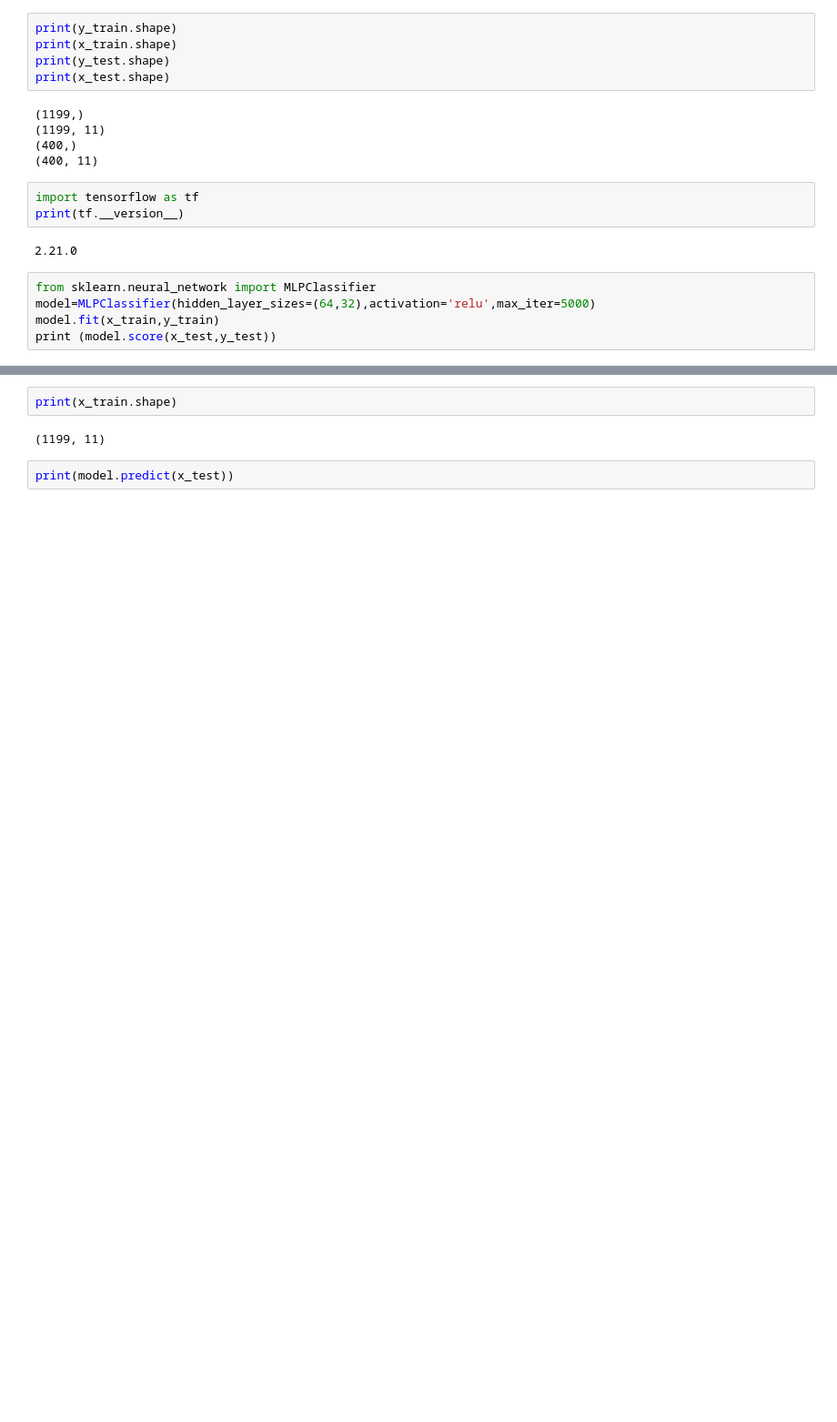
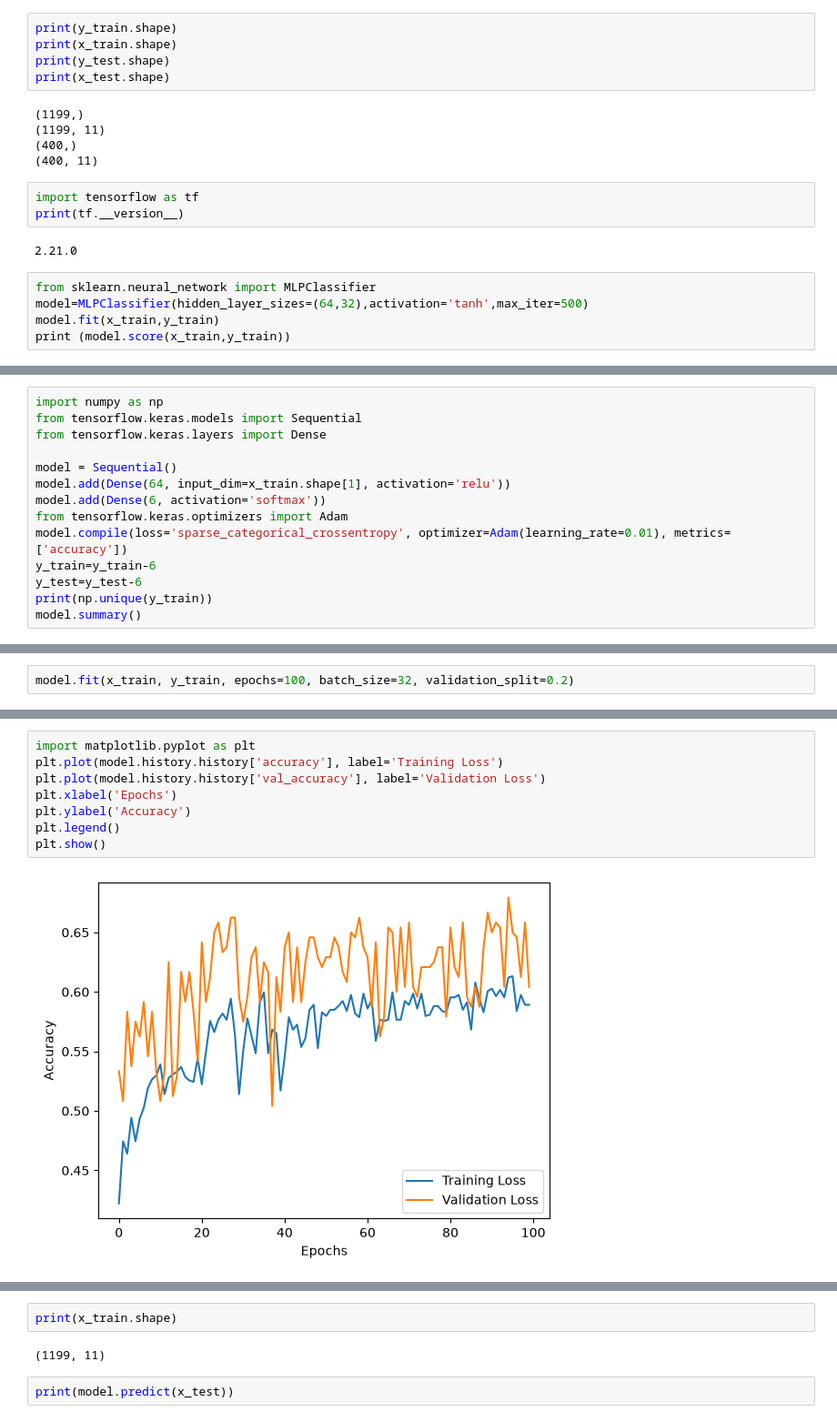
Before and after one commit to aafreen129/Aiml-training, a Jupyter notebook: test4.ipynb, the cells around one changed output, grey strips where cells are left out. Shown at 91% size. Saved outputs shown, nothing was run; the diff lists cells and outputs as text; blank space fills up the shorter version.

```diff
--- a/test4.ipynb
+++ b/test4.ipynb
@@ -50,7 +50,7 @@ print(tf.__version__)
 2.21.0
 # %%
 from sklearn.neural_network import MLPClassifier
-model=MLPClassifier(hidden_layer_sizes=(64,32),activation='relu',max_iter=5000)
+model=MLPClassifier(hidden_layer_sizes=(64,32),activation='tanh',max_iter=500)
 model.fit(x_train,y_train)
-print (model.score(x_test,y_test))
+print (model.score(x_train,y_train))
 # %% [output]
@@ -57,0 +58,14 @@ print (model.score(x_test,y_test))
+# %%
+import numpy as np
+from tensorflow.keras.models import Sequential
+from tensorflow.keras.layers import Dense
+
+model = Sequential()
+model.add(Dense(64, input_dim=x_train.shape[1], activation='relu'))
+model.add(Dense(6, activation='softmax'))
+from tensorflow.keras.optimizers import Adam
+model.compile(loss='sparse_categorical_crossentropy', optimizer=Adam(learning_rate=0.01), metrics=['accuracy'])
+y_train=y_train-6
+y_test=y_test-6
+print(np.unique(y_train))
+model.summary()
@@ -57,0 +85,2 @@ print (model.score(x_test,y_test))
+# %%
+model.fit(x_train, y_train, epochs=100, batch_size=32, validation_split=0.2)
@@ -58,3 +126,13 @@ print (model.score(x_test,y_test))
+# %%
+import matplotlib.pyplot as plt
+plt.plot(model.history.history['accuracy'], label='Training Loss')
+plt.plot(model.history.history['val_accuracy'], label='Validation Loss')
+plt.xlabel('Epochs')
+plt.ylabel('Accuracy')
+plt.legend()
+plt.show()
+# %% [output]
+[figure, added]
 # %%
 from sklearn.metrics import confusion_matrix, classification_report
 y_pred = model.predict(x_test)
```
Also changed, not shown: parts of 13 cells of this notebook, 15 other files.
